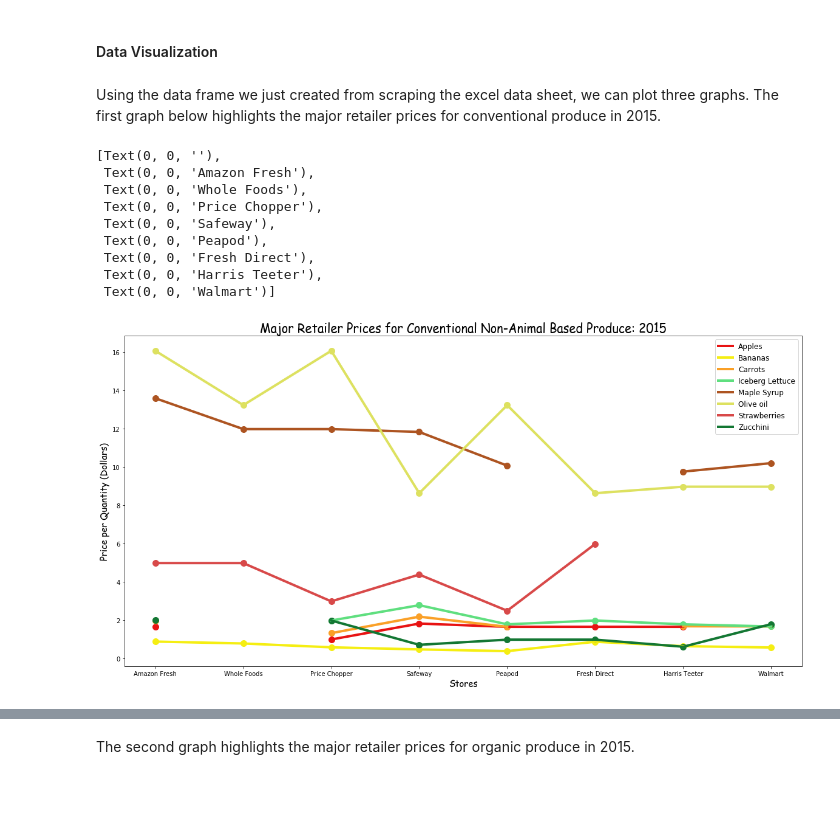
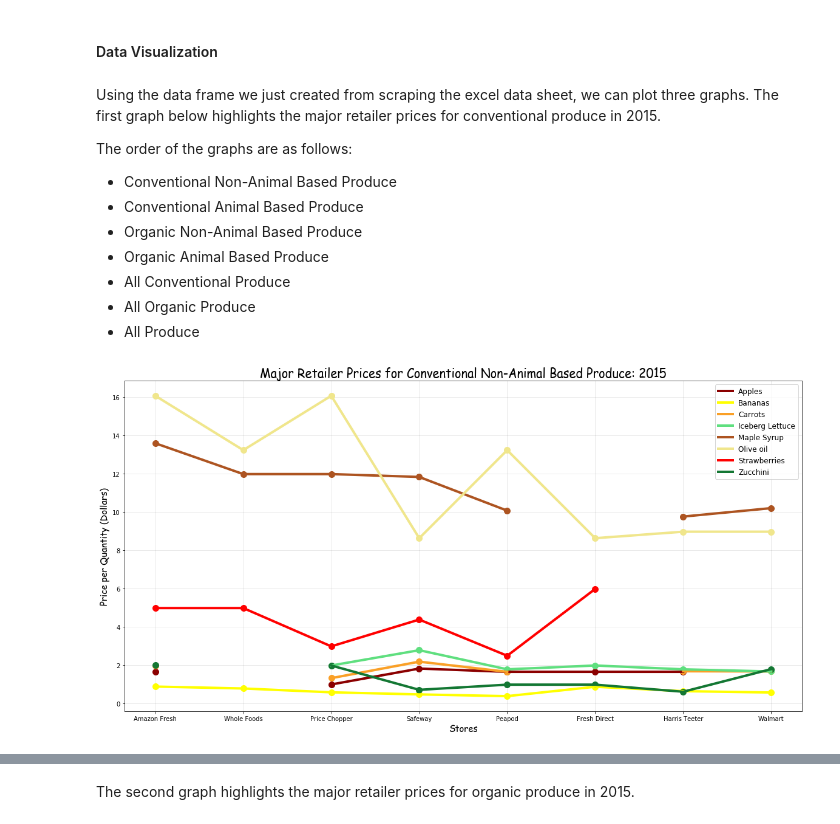
Before and after one commit to alswilli/CMPS-184-Final-Project, a Jupyter notebook: Is Organic Food worth it.ipynb, the cells around one changed output, grey strips where cells are left out. Saved outputs shown, nothing was run; the diff lists cells and outputs as text; code cells hidden in the pictures; blank space fills up the shorter version.

```diff
--- a/Is Organic Food worth it.ipynb
+++ b/Is Organic Food worth it.ipynb
@@ -1220,46 +1216,48 @@ dfDiff = pd.DataFrame({'Conventional': diffConv,
 #### Data Visualization
 # %% [markdown]
 Using the data frame we just created from scraping the excel data sheet, we can plot three graphs. The first graph below highlights the major retailer prices for conventional produce in 2015.
+
+The order of the graphs are as follows:
+
+- Conventional Non-Animal Based Produce
+- Conventional Animal Based Produce
+- Organic Non-Animal Based Produce
+- Organic Animal Based Produce
+- All Conventional Produce
+- All Organic Produce
+- All Produce
 # %%
 fig = plt.figure(figsize=(20, 10))
 ax = fig.add_subplot(1, 1, 1)
 
 # Plot the dots
-ax.plot(applesConv, 'o', markersize=10, color = '#E81313', zorder = 3)
-ax.plot(bananasConv, 'o', markersize=10, color = '#F5EE12', zorder = 3)
+ax.plot(applesConv, 'o', markersize=10, color = '#8B0000', zorder = 3)
+ax.plot(bananasConv, 'o', markersize=10, color = '#FFFF00', zorder = 3)
 ax.plot(carrotsConv, 'o', markersize=10, color = '#FAA027', zorder = 3)
 ax.plot(icebergLettuceConv, 'o', markersize=10, color = '#5FDF7F', zorder = 3)
 ax.plot(mapleSyrupConv, 'o', markersize=10, color = '#AD5421', zorder = 3)
-ax.plot(oliveOilConv, 'o', markersize=10, color = '#DDE160', zorder = 3)
-ax.plot(strawberriesConv, 'o', markersize=10, color = '#D84949', zorder = 3)
+ax.plot(oliveOilConv, 'o', markersize=10, color = '#F0E68C', zorder = 3)
+ax.plot(strawberriesConv, 'o', markersize=10, color = '#FF0000', zorder = 3)
 ax.plot(zucchiniConv, 'o', markersize=10, color = '#137733', zorder = 3)
 
 # Plot the lines
-ax.plot(applesConv, 'g', label = 'Apples', linewidth=4, color = '#E81313', zorder = 3)
-ax.plot(bananasConv, 'g', label = 'Bananas', linewidth=4, color = '#F5EE12', zorder = 3)
+ax.plot(applesConv, 'g', label = 'Apples', linewidth=4, color = '#8B0000', zorder = 3)
+ax.plot(bananasConv, 'g', label = 'Bananas', linewidth=4, color = '#FFFF00', zorder = 3)
 ax.plot(carrotsConv, 'g', label = 'Carrots', linewidth=4, color = '#FAA027', zorder = 3)
 ax.plot(icebergLettuceConv, 'g', label = 'Iceberg Lettuce', linewidth=4, color = '#5FDF7F', zorder = 3)
 ax.plot(mapleSyrupConv, 'g', label = 'Maple Syrup', linewidth=4, color = '#AD5421', zorder = 3)
-ax.plot(oliveOilConv, 'g', label = 'Olive oil', linewidth=4, color = '#DDE160', zorder = 3)
-ax.plot(strawberriesConv, 'g', label = 'Strawberries', linewidth=4, color = '#D84949', zorder = 3)
+ax.plot(oliveOilConv, 'g', label = 'Olive oil', linewidth=4, color = '#F0E68C', zorder = 3)
+ax.plot(strawberriesConv, 'g', label = 'Strawberries', linewidth=4, color = '#FF0000', zorder = 3)
 ax.plot(zucchiniConv, 'g', label = 'Zucchini', linewidth=4, color = '#137733', zorder = 3)
 
 ax.set_xlabel('Stores', fontname='Comic Sans MS', fontsize=15)
 ax.set_ylabel('Price per Quantity (Dollars)', fontname='Comic Sans MS', fontsize=15)
 plt.title('Major Retailer Prices for Conventional Non-Animal Based Produce: 2015', fontname='Comic Sans MS', fontsize=20)
 ax.legend(loc='best', fontsize=12)
 ax.set_xticklabels(['', 'Amazon Fresh', 'Whole Foods', 'Price Chopper', 'Safeway', 'Peapod', 'Fresh Direct', 'Harris Teeter', 'Walmart'])
+plt.grid(axis='both', alpha = 0.1, color = 'black', zorder = 3)
 # %% [output]
-[Text(0, 0, ''),
- Text(0, 0, 'Amazon Fresh'),
- Text(0, 0, 'Whole Foods'),
- Text(0, 0, 'Price Chopper'),
- Text(0, 0, 'Safeway'),
- Text(0, 0, 'Peapod'),
- Text(0, 0, 'Fresh Direct'),
- Text(0, 0, 'Harris Teeter'),
- Text(0, 0, 'Walmart')]
-[figure, old version]
+[figure, new version]
 # %%
 fig = plt.figure(figsize=(20, 10))
 ax = fig.add_subplot(1, 1, 1)
```
Also changed, not shown: parts of 6 cells of this notebook.
